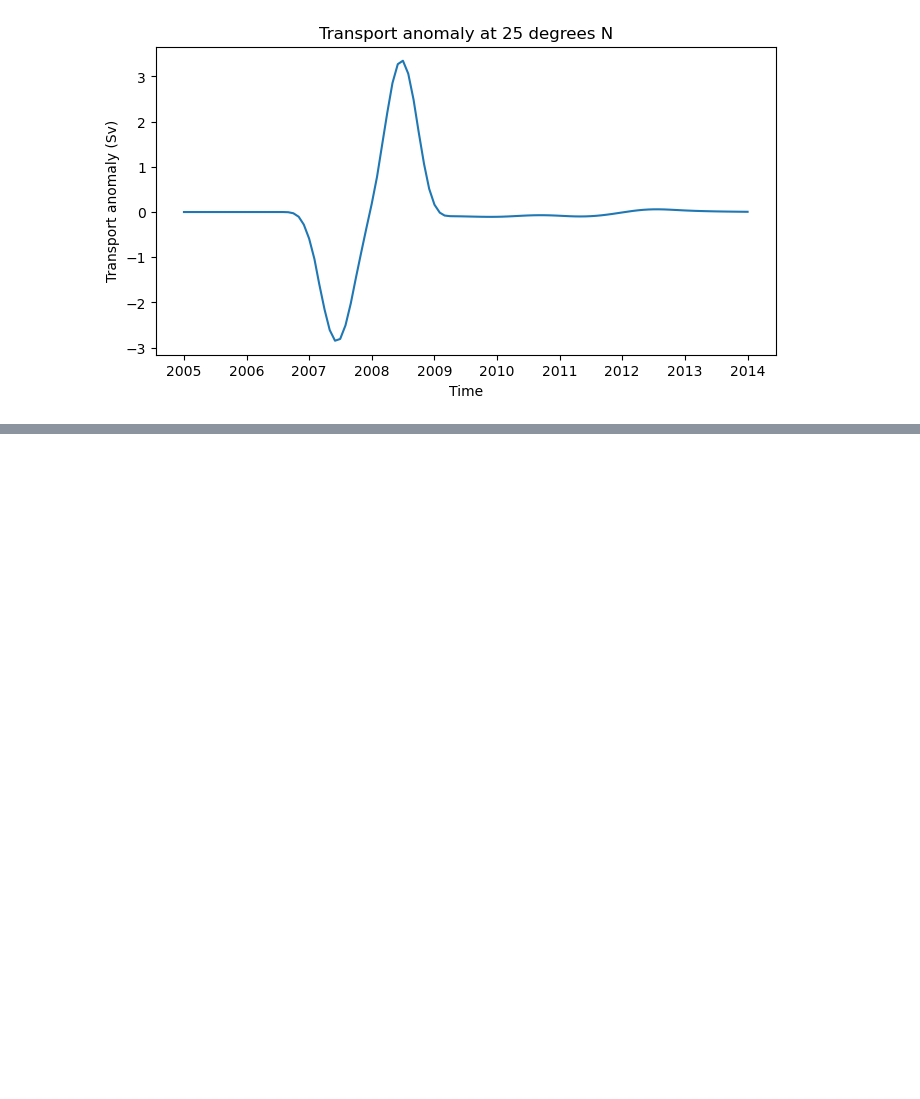
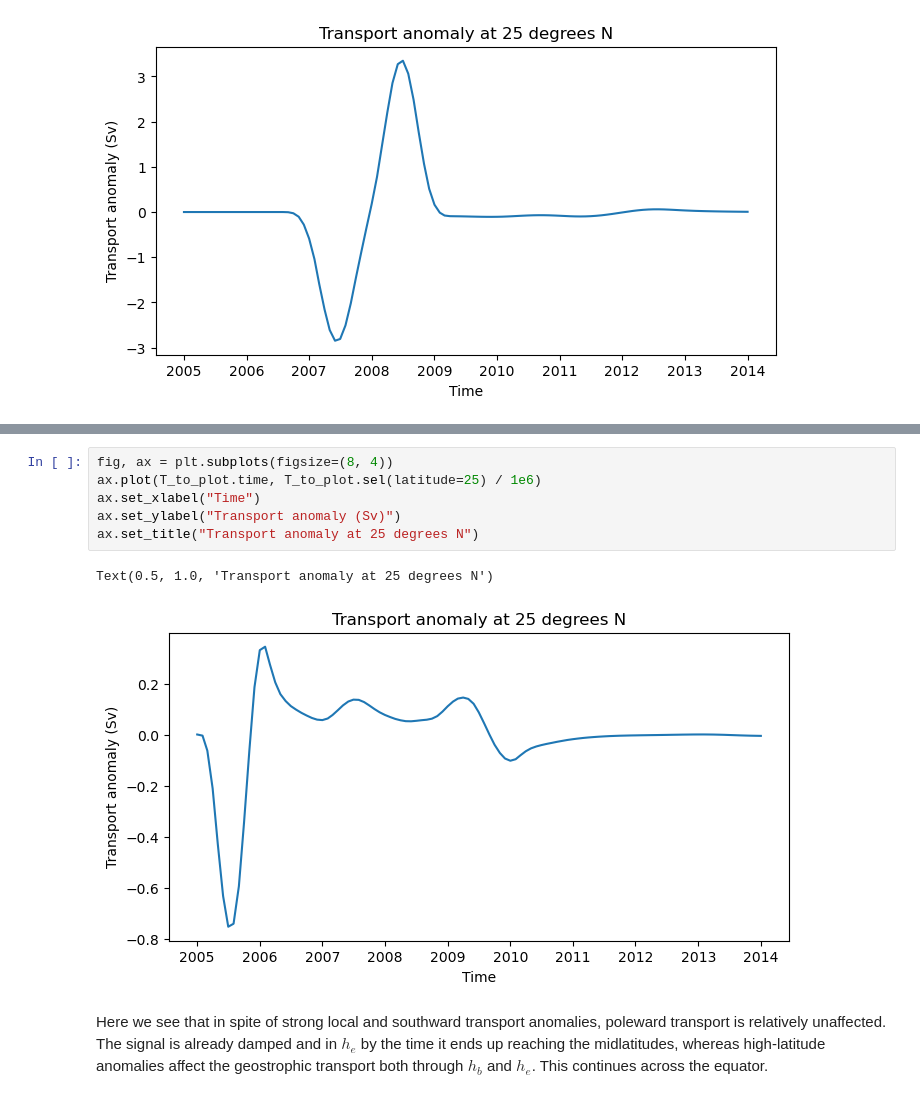
Before and after one commit to andrewwatford/MOCAdjustmentTheory, a Jupyter notebook: notebooks/wind_investigation/localized_bursts.ipynb, the cells around one changed output, grey strips where cells are left out. Drawn from its saved outputs; the diff is of its cells as text; blank space fills up the shorter version.

```diff
--- a/notebooks/wind_investigation/localized_bursts.ipynb
+++ b/notebooks/wind_investigation/localized_bursts.ipynb
@@ -394,0 +468,11 @@ Is this due to the relatively flat (even inverting) nature of the high latitude
+# %%
+fig, ax = plt.subplots(figsize=(8, 4))
+ax.plot(T_to_plot.time, T_to_plot.sel(latitude=25) / 1e6)
+ax.set_xlabel("Time")
+ax.set_ylabel("Transport anomaly (Sv)")
+ax.set_title("Transport anomaly at 25 degrees N")
+# %% [output]
+Text(0.5, 1.0, 'Transport anomaly at 25 degrees N')
+[figure, added]
+# %% [markdown]
+Here we see that in spite of strong local and southward transport anomalies, poleward transport is relatively unaffected. The signal is already damped and in $h_e$ by the time it ends up reaching the midlatitudes, whereas high-latitude anomalies affect the geostrophic transport both through $h_b$ and $h_e$. This continues across the equator.
```
Also changed, not shown: parts of 6 cells of this notebook.
